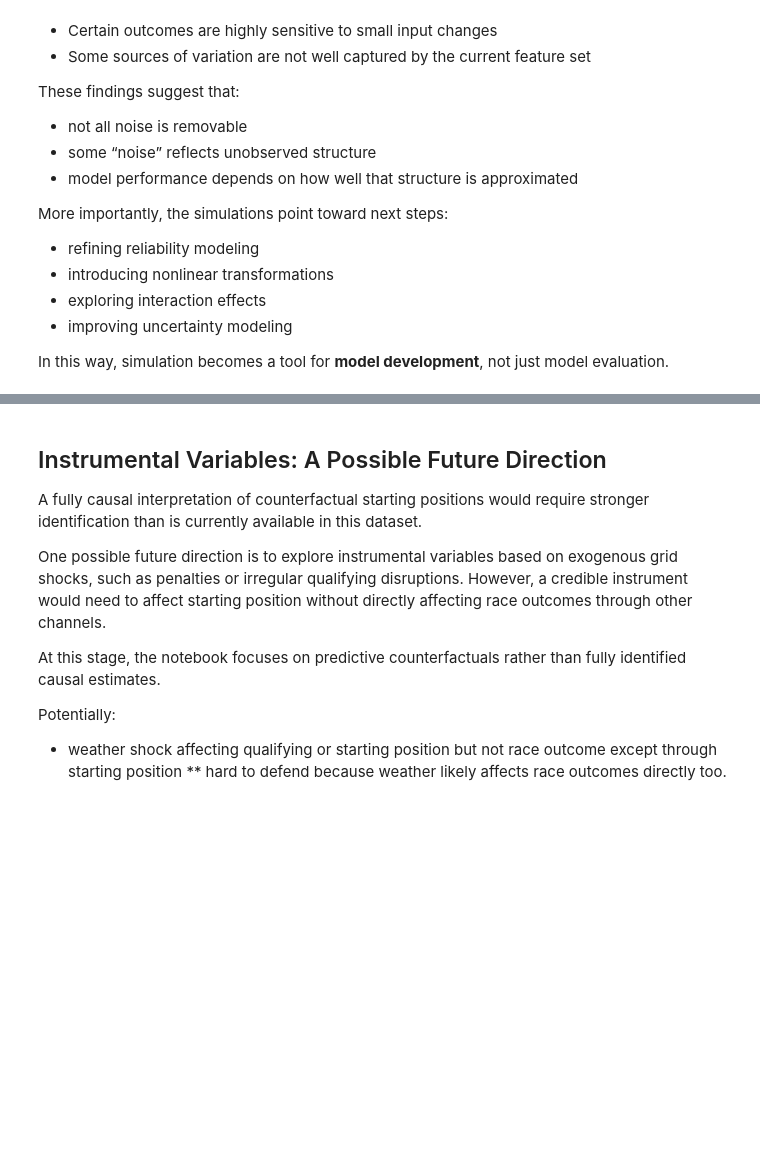
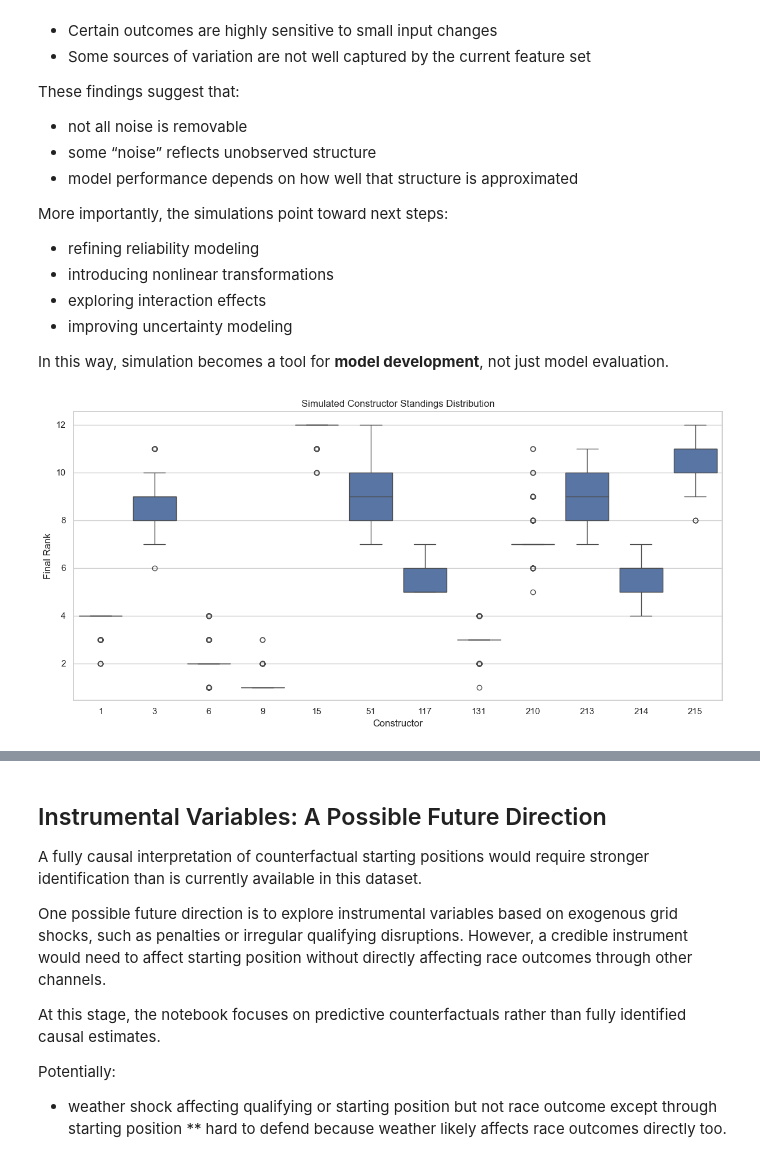
Before and after one commit to blackpaigestone/f1-worldchamp, a Jupyter notebook: 07_simulation_and_counterfactuals.ipynb, the cells around one changed output, grey strips where cells are left out. Saved outputs shown, nothing was run; the diff lists cells and outputs as text; code cells hidden in the pictures; blank space fills up the shorter version.

Commit message:
initial simulations and visuals

```diff
--- a/07_simulation_and_counterfactuals.ipynb
+++ b/07_simulation_and_counterfactuals.ipynb
@@ -157,3 +432,12 @@ possible insights:
 - maybe you need better DNF modeling
 - maybe binary outcomes need separate treatment
 - maybe survival / hazard modeling could be added later
+# %%
+POINTS_MAP = {
+    1: 25, 2: 18, 3: 15, 4: 12, 5: 10,
+    6: 8, 7: 6, 8: 4, 9: 2, 10: 1
+}
+
+def finish_to_points(pos):
+    pos = int(np.round(pos))
+    return POINTS_MAP.get(pos, 0)
@@ -159,0 +510,10 @@ possible insights:
+# %%
+baseline_subset = simulation_base[
+    (simulation_base["target"] == "finish_position") &
+    (simulation_base["dataset"] == "refined") &
+    (simulation_base["model"] == "xgboost") &
+    (simulation_base["year"] >= 2022)
+].copy()
+
+baseline_sim = simulate_season(baseline_subset, n_sims=250, seed=42)
+baseline_sim.head()
@@ -159,0 +535,13 @@ possible insights:
+# %%
+constructor_standings = (
+    baseline_sim
+    .groupby(["sim", "constructorId"], as_index=False)
+    .agg(total_points=("sim_points", "sum"))
+)
+
+constructor_standings["final_rank"] = (
+    constructor_standings
+    .groupby("sim")["total_points"]
+    .rank(method="dense", ascending=False)
+)
+constructor_standings.head()
@@ -225,3 +736,13 @@ More importantly, the simulations point toward next steps:
 - improving uncertainty modeling
 
 In this way, simulation becomes a tool for **model development**, not just model evaluation.
+# %%
+plt.figure(figsize=(12, 6))
+sns.boxplot(data=constructor_standings, x="constructorId", y="final_rank")
+plt.title("Simulated Constructor Standings Distribution")
+plt.xlabel("Constructor")
+plt.ylabel("Final Rank")
+plt.tight_layout()
+plt.show()
+# %% [output]
+[figure, added]
```
Also changed, not shown: parts of 29 cells of this notebook.
